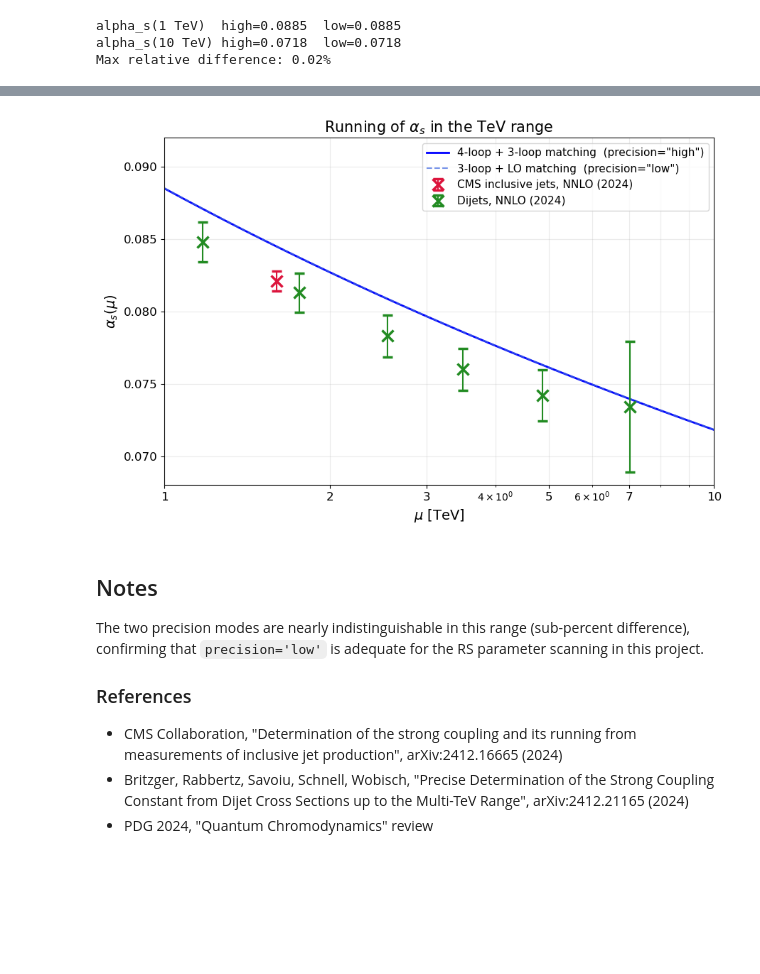
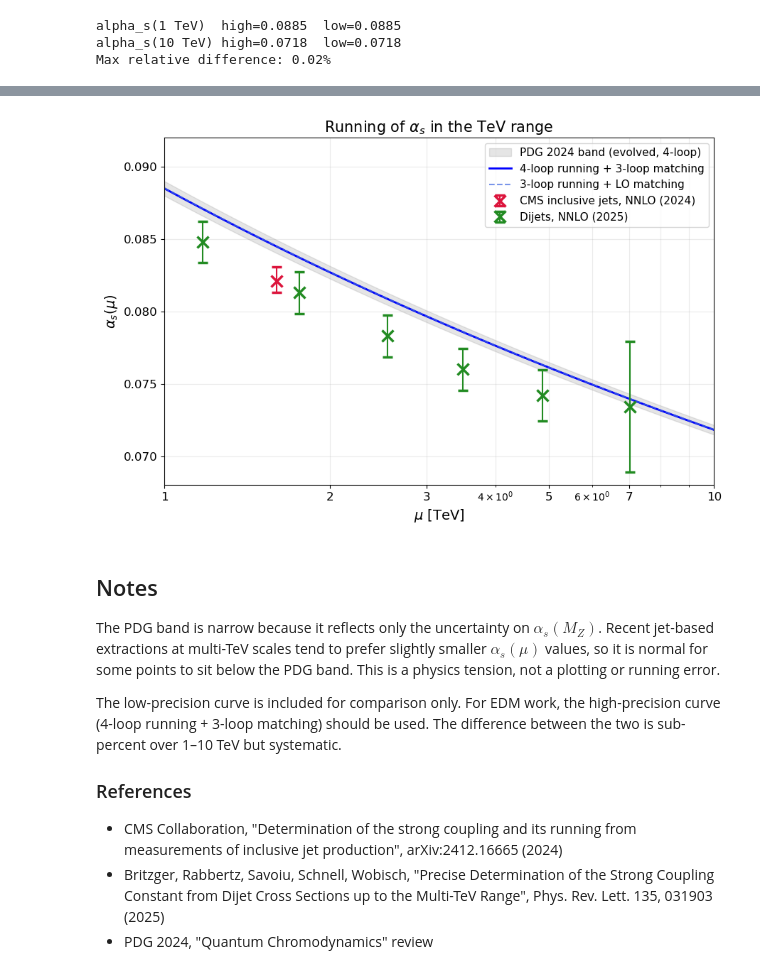
Before and after one commit to OscarBarreraGithub/5D-Neutrino-Mixing, a Jupyter notebook: scripts/alpha_s_running.ipynb, the cells around one changed output, grey strips where cells are left out. Drawn from its saved outputs; the diff is of its cells as text; code cells hidden in the pictures; blank space fills up the shorter version.

Commit message:
updated bands

```diff
--- a/scripts/alpha_s_running.ipynb
+++ b/scripts/alpha_s_running.ipynb
@@ -15,8 +16,13 @@ from qcd import alpha_s_array
 # Theory curves: 1 -- 10 TeV
 mu = np.linspace(1000, 10000, 500)
 
-alpha_high = alpha_s_array(mu, precision='high')  # 4-loop, 3-loop decoupling
-alpha_low  = alpha_s_array(mu, precision='low')   # 3-loop, continuous matching
+alpha_high = alpha_s_array(mu, n_loops=4, matching_loops=3)  # 4-loop + 3-loop matching
+alpha_low  = alpha_s_array(mu, n_loops=3, matching_loops=0)  # 3-loop + LO matching
+
+# PDG 2024 world-average band evolved with the same running
+alpha_pdg_central = alpha_s_array(mu, n_loops=4, matching_loops=3, alpha_s_ref=ALPHA_S_MZ)
+alpha_pdg_low = alpha_s_array(mu, n_loops=4, matching_loops=3, alpha_s_ref=ALPHA_S_MZ - ALPHA_S_MZ_UNCERTAINTY)
+alpha_pdg_high = alpha_s_array(mu, n_loops=4, matching_loops=3, alpha_s_ref=ALPHA_S_MZ + ALPHA_S_MZ_UNCERTAINTY)
 
 print(f"alpha_s(1 TeV)  high={alpha_high[0]:.4f}  low={alpha_low[0]:.4f}")
 print(f"alpha_s(10 TeV) high={alpha_high[-1]:.4f}  low={alpha_low[-1]:.4f}")
@@ -28,17 +34,18 @@ Max relative difference: 0.02%
 # %%
 # --- Experimental data ---
 
-# CMS inclusive jets, NNLO (arXiv:2412.16665, Dec 2024)
+# CMS inclusive jets, NNLO (CMS-SMP-24-007 Table 3)
 # Cross-section-weighted average jet pT as the scale
 cms_Q     = np.array([1600.5])
 cms_alpha = np.array([0.0821])
-cms_err   = np.array([0.0007])  # total uncertainty
+cms_err_lo = np.array([0.0008])
+cms_err_hi = np.array([0.0010])
 
-# Dijet cross sections, NNLO (arXiv:2412.21165, Dec 2024)
-# Uncertainties: (fit)(stat)(scale) added in quadrature
+# Dijet cross sections, NNLO (PRL 135, 031903 (2025), Table III)
+# Uncertainties: (fit,PDF), (mu0), (muR,muF) added in quadrature
 dijet_Q     = np.array([1175, 1760, 2545, 3490, 4880, 7040])
 dijet_alpha = np.array([0.0848, 0.0813, 0.0783, 0.0760, 0.0742, 0.0734])
-dijet_fit   = np.array([0.0008, 0.0008, 0.0008, 0.0008, 0.0012, 0.0043])
-dijet_stat  = np.array([0.0001, 0.0001, 0.0001, 0.0001, 0.0001, 0.0004])
-dijet_scale = np.array([0.0011, 0.0011, 0.0012, 0.0012, 0.0013, 0.0013])
-dijet_err   = np.sqrt(dijet_fit**2 + dijet_stat**2 + dijet_scale**2)
+dijet_fitpdf = np.array([0.0008, 0.0008, 0.0008, 0.0008, 0.0012, 0.0043])
+dijet_mu0    = np.array([0.0001, 0.0001, 0.0001, 0.0001, 0.0001, 0.0004])
+dijet_scale  = np.array([0.0012, 0.0012, 0.0012, 0.0012, 0.0013, 0.0013])
+dijet_err   = np.sqrt(dijet_fitpdf**2 + dijet_mu0**2 + dijet_scale**2)
@@ -45,56 +120,68 @@ dijet_err   = np.sqrt(dijet_fit**2 + dijet_stat**2 + dijet_scale**2)
 # %%
 fig, ax = plt.subplots(figsize=(9, 6))
 
-# Theory bands
+# PDG band (evolved)
+ax.fill_between(mu / 1000, alpha_pdg_low, alpha_pdg_high,
+                color='gray', alpha=0.2,
+                label='PDG 2024 band (evolved, 4-loop)')
+ax.plot(mu / 1000, alpha_pdg_central, color='gray', linewidth=1.5)
+
+# Theory curves
 ax.plot(mu / 1000, alpha_high, 'b-', linewidth=2,
-        label=r'4-loop + 3-loop matching  (precision="high")')
+        label=r'4-loop running + 3-loop matching')
 ax.plot(mu / 1000, alpha_low, color='royalblue', linestyle='--',
         linewidth=1.5, alpha=0.7,
-        label=r'3-loop + LO matching  (precision="low")')
+        label=r'3-loop running + LO matching')
 
 # CMS inclusive jets
-ax.errorbar(cms_Q / 1000, cms_alpha, yerr=cms_err,
+ax.errorbar(cms_Q / 1000, cms_alpha, yerr=[cms_err_lo, cms_err_hi],
             fmt='x', color='crimson', markersize=11, markeredgewidth=2.5,
             capsize=5, linewidth=1.5, capthick=1.5,
             label='CMS inclusive jets, NNLO (2024)')
 
 # Dijet NNLO
 ax.errorbar(dijet_Q / 1000, dijet_alpha, yerr=dijet_err,
             fmt='x', color='forestgreen', markersize=11, markeredgewidth=2.5,
             capsize=5, linewidth=1.5, capthick=1.5,
-            label='Dijets, NNLO (2024)')
+            label='Dijets, NNLO (2025)')
 
 ax.set_xscale('log')
 ax.set_xlabel(r'$\mu$ [TeV]', fontsize=14)
 ax.set_ylabel(r'$\alpha_s(\mu)$', fontsize=14)
 ax.set_title(r'Running of $\alpha_s$ in the TeV range', fontsize=15)
 
 ax.set_xlim(1, 10)
 ax.set_ylim(0.068, 0.092)
 
 # Nice x-tick labels in TeV
 ax.set_xticks([1, 2, 3, 5, 7, 10])
 ax.set_xticklabels(['1', '2', '3', '5', '7', '10'])
 ax.tick_params(axis='both', labelsize=12)
 
 ax.legend(fontsize=11, loc='upper right')
 ax.grid(True, alpha=0.25, which='both')
 
 fig.tight_layout()
 plt.savefig('alpha_s_tev.pdf', bbox_inches='tight')
 plt.show()
 # %% [output]
-[figure, old version]
+[figure, new version]
 # %% [markdown]
 ## Notes
 
-The two precision modes are nearly indistinguishable in this range (sub-percent difference),
-confirming that `precision='low'` is adequate for the RS parameter scanning in this project.
+The PDG band is narrow because it reflects only the uncertainty on $\alpha_s(M_Z)$.
+Recent jet-based extractions at multi-TeV scales tend to prefer slightly smaller
+$\alpha_s(\mu)$ values, so it is normal for some points to sit below the PDG band.
+This is a physics tension, not a plotting or running error.
+
+The low-precision curve is included for comparison only. For EDM work, the
+high-precision curve (4-loop running + 3-loop matching) should be used.
+The difference between the two is sub-percent over 1–10 TeV but systematic.
 
 ### References
 
 - CMS Collaboration, "Determination of the strong coupling and its running from measurements
   of inclusive jet production", arXiv:2412.16665 (2024)
 - Britzger, Rabbertz, Savoiu, Schnell, Wobisch, "Precise Determination of the Strong Coupling
-  Constant from Dijet Cross Sections up to the Multi-TeV Range", arXiv:2412.21165 (2024)
+  Constant from Dijet Cross Sections up to the Multi-TeV Range", Phys. Rev. Lett. 135, 031903 (2025)
 - PDG 2024, "Quantum Chromodynamics" review
```
Also changed, not shown: parts of 2 cells of this notebook.
